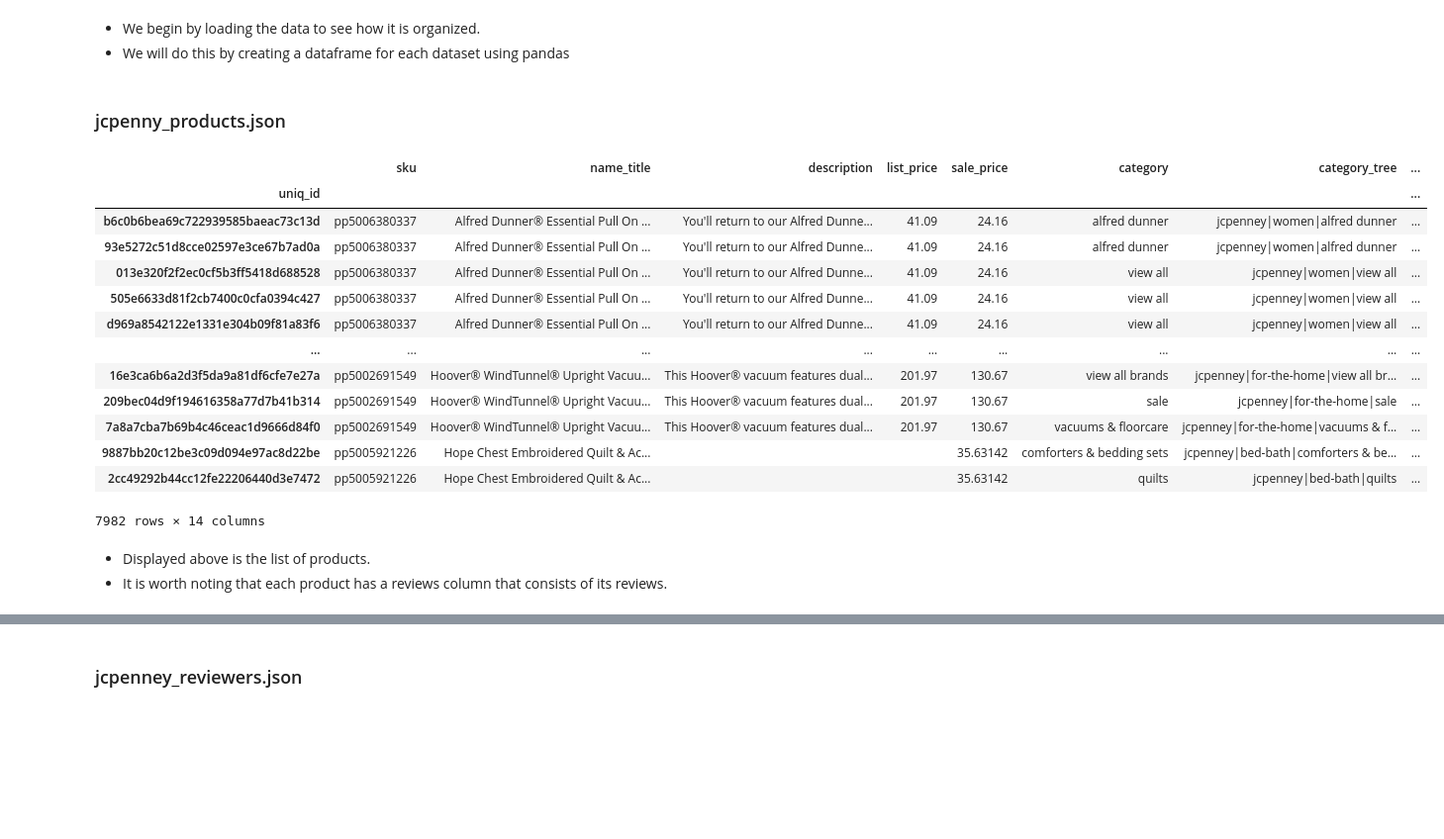
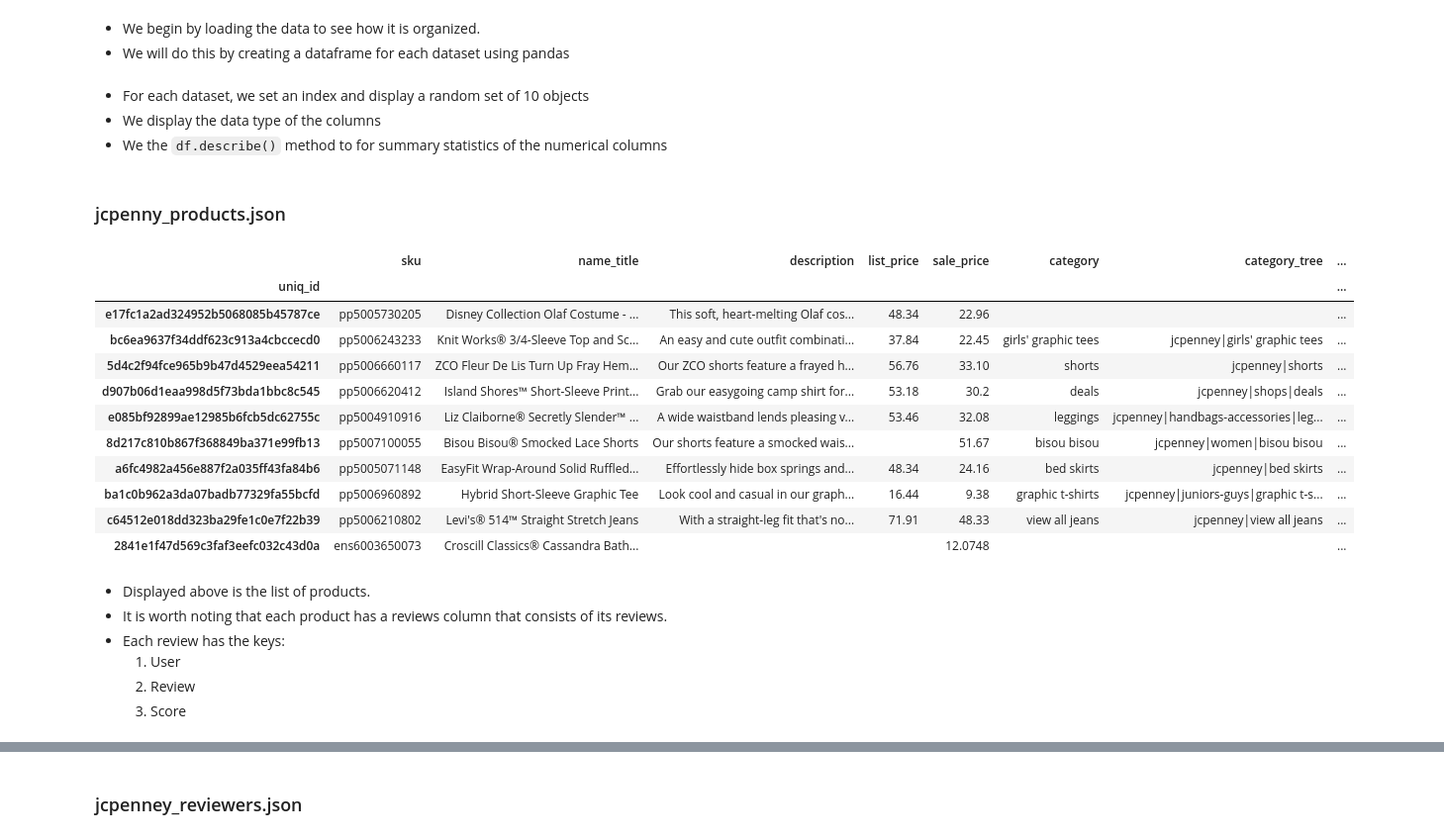
Before and after one commit to Kirera-Wainaina/data-manipulation-class-assignment, a Jupyter notebook: 3367315_BD2.ipynb, the cells around one changed output, grey strips where cells are left out. Shown: that part at 99% size. Drawn from its saved outputs; the diff is of its cells as text; code cells hidden in the pictures; blank space fills up the shorter version.

```diff
--- a/3367315_BD2.ipynb
+++ b/3367315_BD2.ipynb
@@ -110,27 +110,33 @@ You may NOT use any automated code generation or analytics tools for this assign
 - We will do this by creating a dataframe for each dataset using pandas
 # %%
 import pandas as pd
+# %% [markdown]
+- For each dataset, we set an index and display a random set of 10 objects
+- We display the data type of the columns
+- We the `df.describe()` method to for summary statistics of the numerical columns
 # %% [markdown]
 ### jcpenny_products.json
 # %%
 jcpenney_products = pd.read_json('jcpenney_products.json', lines=True)
 jcpenney_products = jcpenney_products.set_index('uniq_id')
-jcpenney_products
+jcpenney_products.sample(10)
 # %% [output]
 |  | sku | name_title | description | list_price | sale_price | category | category_tree | ... |
 | uniq_id |  |  |  |  |  |  |  | ... |
-| b6c0b6bea69c722939585baeac73c13d | pp5006380337 | Alfred Dunner® Essential Pull On ... | You'll return to our Alfred Dunne... | 41.09 | 24.16 | alfred dunner | jcpenney|women|alfred dunner | ... |
-| 93e5272c51d8cce02597e3ce67b7ad0a | pp5006380337 | Alfred Dunner® Essential Pull On ... | You'll return to our Alfred Dunne... | 41.09 | 24.16 | alfred dunner | jcpenney|women|alfred dunner | ... |
-| 013e320f2f2ec0cf5b3ff5418d688528 | pp5006380337 | Alfred Dunner® Essential Pull On ... | You'll return to our Alfred Dunne... | 41.09 | 24.16 | view all | jcpenney|women|view all | ... |
-| 505e6633d81f2cb7400c0cfa0394c427 | pp5006380337 | Alfred Dunner® Essential Pull On ... | You'll return to our Alfred Dunne... | 41.09 | 24.16 | view all | jcpenney|women|view all | ... |
-| d969a8542122e1331e304b09f81a83f6 | pp5006380337 | Alfred Dunner® Essential Pull On ... | You'll return to our Alfred Dunne... | 41.09 | 24.16 | view all | jcpenney|women|view all | ... |
-| ... | ... | ... | ... | ... | ... | ... | ... | ... |
-| 16e3ca6b6a2d3f5da9a81df6cfe7e27a | pp5002691549 | Hoover® WindTunnel® Upright Vacuu... | This Hoover® vacuum features dual... | 201.97 | 130.67 | view all brands | jcpenney|for-the-home|view all br... | ... |
-| 209bec04d9f194616358a77d7b41b314 | pp5002691549 | Hoover® WindTunnel® Upright Vacuu... | This Hoover® vacuum features dual... | 201.97 | 130.67 | sale | jcpenney|for-the-home|sale | ... |
-| 7a8a7cba7b69b4c46ceac1d9666d84f0 | pp5002691549 | Hoover® WindTunnel® Upright Vacuu... | This Hoover® vacuum features dual... | 201.97 | 130.67 | vacuums & floorcare | jcpenney|for-the-home|vacuums & f... | ... |
-| 9887bb20c12be3c09d094e97ac8d22be | pp5005921226 | Hope Chest Embroidered Quilt & Ac... |  |  | 35.63142 | comforters & bedding sets | jcpenney|bed-bath|comforters & be... | ... |
-| 2cc49292b44cc12fe22206440d3e7472 | pp5005921226 | Hope Chest Embroidered Quilt & Ac... |  |  | 35.63142 | quilts | jcpenney|bed-bath|quilts | ... |
+| e17fc1a2ad324952b5068085b45787ce | pp5005730205 | Disney Collection Olaf Costume - ... | This soft, heart-melting Olaf cos... | 48.34 | 22.96 |  |  | ... |
+| bc6ea9637f34ddf623c913a4cbccecd0 | pp5006243233 | Knit Works® 3/4-Sleeve Top and Sc... | An easy and cute outfit combinati... | 37.84 | 22.45 | girls' graphic tees | jcpenney|girls' graphic tees | ... |
+| 5d4c2f94fce965b9b47d4529eea54211 | pp5006660117 | ZCO Fleur De Lis Turn Up Fray Hem... | Our ZCO shorts feature a frayed h... | 56.76 | 33.10 | shorts | jcpenney|shorts | ... |
+| d907b06d1eaa998d5f73bda1bbc8c545 | pp5006620412 | Island Shores™ Short-Sleeve Print... | Grab our easygoing camp shirt for... | 53.18 | 30.2 | deals | jcpenney|shops|deals | ... |
+| e085bf92899ae12985b6fcb5dc62755c | pp5004910916 | Liz Claiborne® Secretly Slender™ ... | A wide waistband lends pleasing v... | 53.46 | 32.08 | leggings | jcpenney|handbags-accessories|leg... | ... |
+| 8d217c810b867f368849ba371e99fb13 | pp5007100055 | Bisou Bisou® Smocked Lace Shorts | Our shorts feature a smocked wais... |  | 51.67 | bisou bisou | jcpenney|women|bisou bisou | ... |
+| a6fc4982a456e887f2a035ff43fa84b6 | pp5005071148 | EasyFit Wrap-Around Solid Ruffled... | Effortlessly hide box springs and... | 48.34 | 24.16 | bed skirts | jcpenney|bed skirts | ... |
+| ba1c0b962a3da07badb77329fa55bcfd | pp5006960892 | Hybrid Short-Sleeve Graphic Tee | Look cool and casual in our graph... | 16.44 | 9.38 | graphic t-shirts | jcpenney|juniors-guys|graphic t-s... | ... |
+| c64512e018dd323ba29fe1c0e7f22b39 | pp5006210802 | Levi's® 514™ Straight Stretch Jeans | With a straight-leg fit that's no... | 71.91 | 48.33 | view all jeans | jcpenney|view all jeans | ... |
+| 2841e1f47d569c3faf3eefc032c43d0a | ens6003650073 | Croscill Classics® Cassandra Bath... |  |  | 12.0748 |  |  | ... |
-7982 rows × 14 columns
 # %% [markdown]
 - Displayed above is the list of products.
 - It is worth noting that each product has a reviews column that consists of its reviews.
+- Each review has the keys:
+    1. User
+    2. Review
+    3. Score
```
Also changed, not shown: parts of 28 cells of this notebook.
